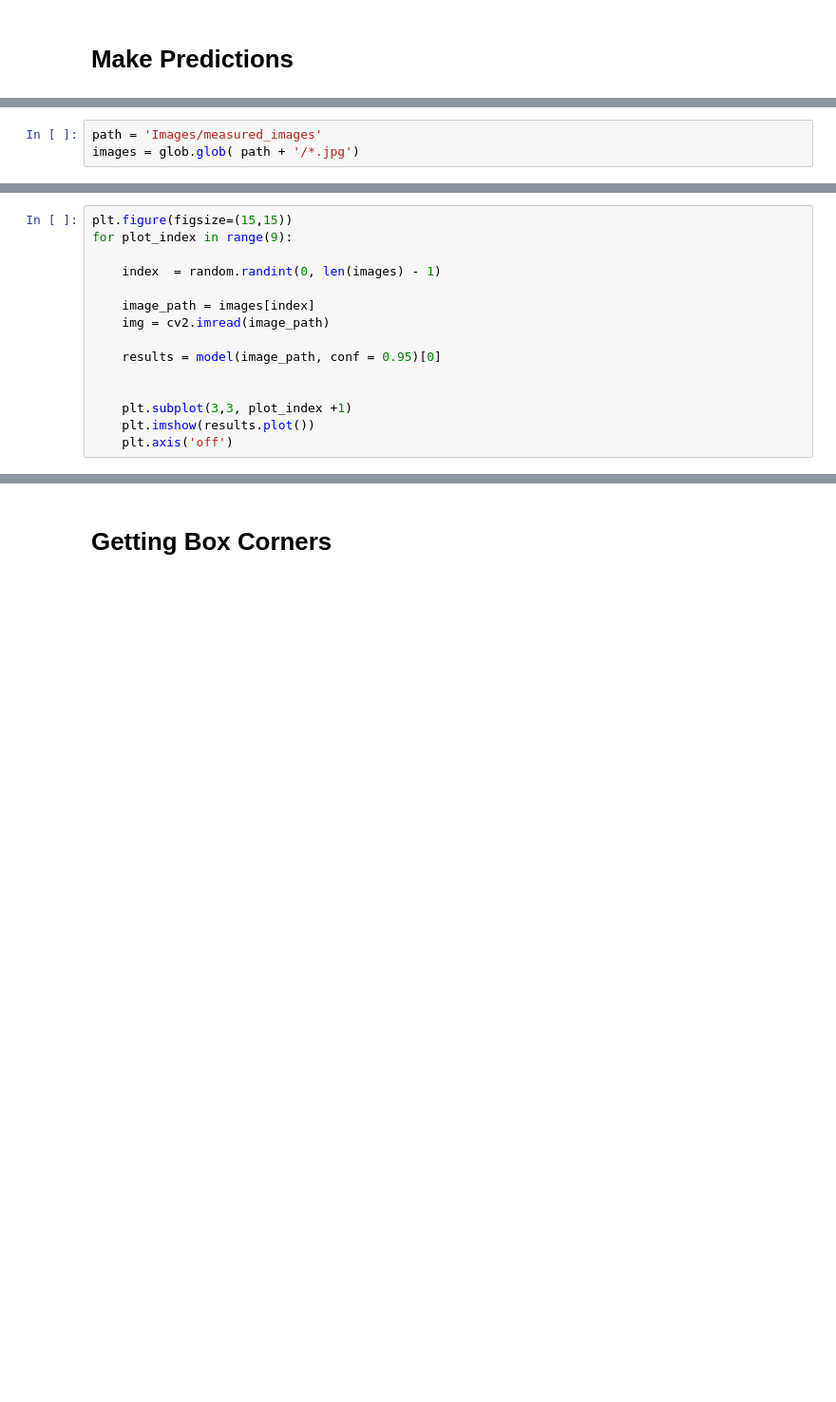
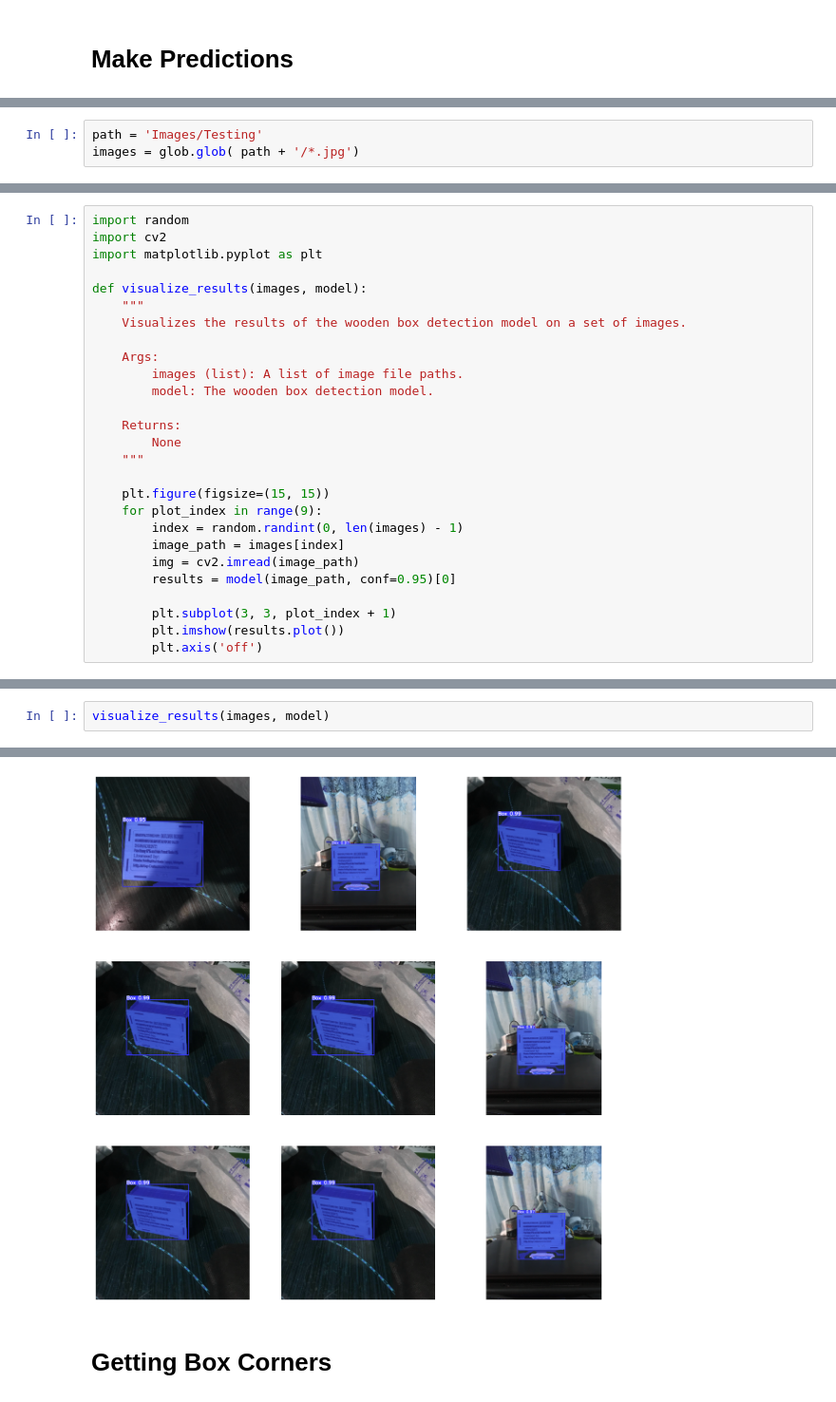
Before and after one commit to HtmMhmd/Depth-Measurement-using-Midas-Yolov8-and-open3d, a Jupyter notebook: Wooden_Box_Detection.ipynb, the cells around one changed output, grey strips where cells are left out. Shown at 95% size. Cells and saved outputs as stored; diff of their text form; blank space fills up the shorter version.

```diff
--- a/Wooden_Box_Detection.ipynb
+++ b/Wooden_Box_Detection.ipynb
@@ -19,3 +21,3 @@ model = YOLO('YoloModelFiles/best.pt')  # load a pretrained model (recommended f
 # %%
-path = 'Images/measured_images'
+path = 'Images/Testing'
 images = glob.glob( path + '/*.jpg')
@@ -22,15 +26,27 @@ images = glob.glob( path + '/*.jpg')
 # %%
-plt.figure(figsize=(15,15))
-for plot_index in range(9):
+import random
+import cv2
+import matplotlib.pyplot as plt
 
-    index  = random.randint(0, len(images) - 1)
+def visualize_results(images, model):
+    """
+    Visualizes the results of the wooden box detection model on a set of images.
 
-    image_path = images[index]
-    img = cv2.imread(image_path)
+    Args:
+        images (list): A list of image file paths.
+        model: The wooden box detection model.
 
-    results = model(image_path, conf = 0.95)[0]
+    Returns:
+        None
+    """
 
+    plt.figure(figsize=(15, 15))
+    for plot_index in range(9):
+        index = random.randint(0, len(images) - 1)
+        image_path = images[index]
+        img = cv2.imread(image_path)
+        results = model(image_path, conf=0.95)[0]
 
-    plt.subplot(3,3, plot_index +1)
-    plt.imshow(results.plot())
-    plt.axis('off')
+        plt.subplot(3, 3, plot_index + 1)
+        plt.imshow(results.plot())
+        plt.axis('off')
@@ -55,0 +53,3 @@ Speed: 0.0ms preprocess, 251.5ms inference, 18.5ms postprocess per image at shap
+# %%
+visualize_results(images, model)
+# %% [output]
@@ -56,3 +73,4 @@ Speed: 0.0ms preprocess, 251.5ms inference, 18.5ms postprocess per image at shap
+[figure, added]
 # %% [markdown]
 # Getting Box Corners
 # %%
```
Also changed, not shown: parts of 24 cells of this notebook, 10 other files.
